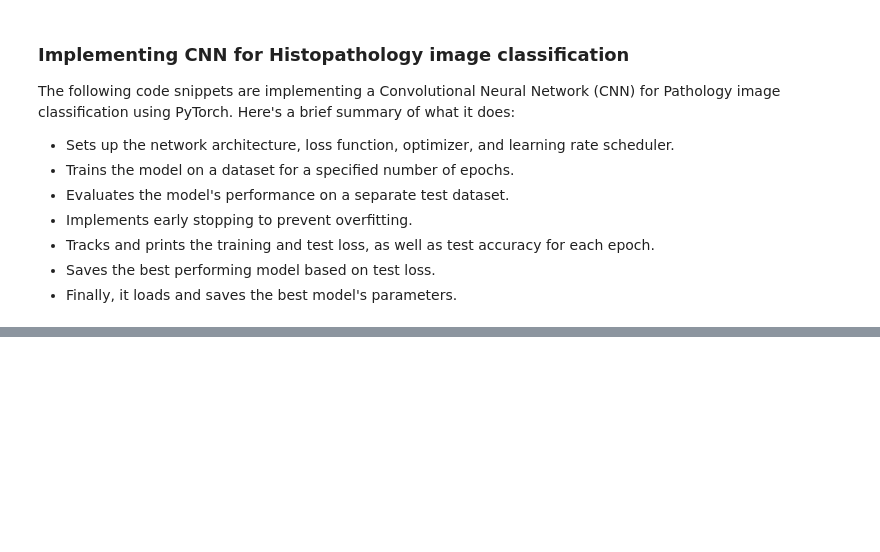
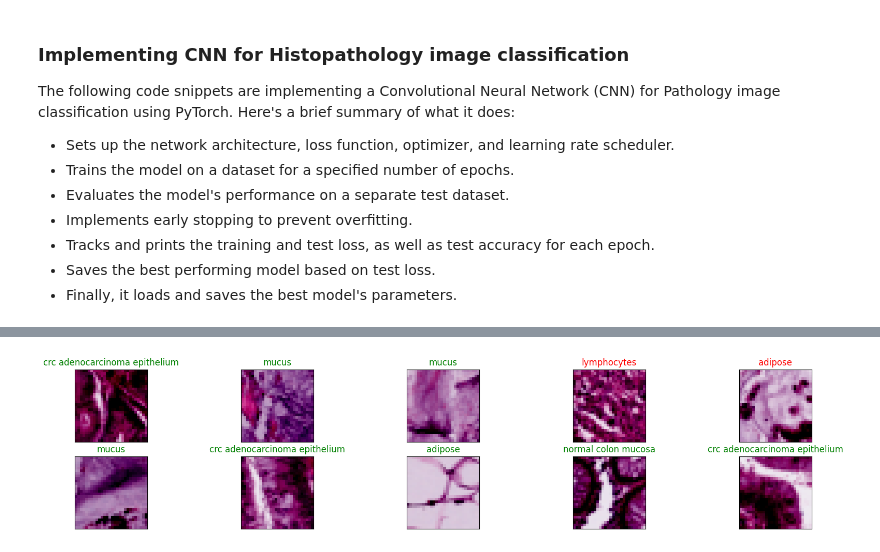
Before and after one commit to AdamTest24/Case_Studies_L2D, a Jupyter notebook: deep_learning_mab/MAB_New_Edits/Intro_dl_CNNs.ipynb, the cells around one changed output, grey strips where cells are left out. Cells and saved outputs as stored; diff of their text form; code cells hidden in the pictures; blank space fills up the shorter version.

```diff
--- a/deep_learning_mab/MAB_New_Edits/Intro_dl_CNNs.ipynb
+++ b/deep_learning_mab/MAB_New_Edits/Intro_dl_CNNs.ipynb
@@ -651,7 +669,7 @@ NameError: name 'plt' is not defined
 
 # obtain one batch of test images
 dataiter = iter(test_loader)
-images, labels = dataiter.next()
+images, labels = next(dataiter)  # Corrected this line
 images = images.numpy()
 
 # move model inputs to cuda, if GPU available
@@ -659,36 +677,36 @@ images = images
 labels = labels
 images = torch.from_numpy(images)
 images = images.to(device)
 labels = labels.to(device)
 
 # get sample outputs
 output = model(images)
 # convert output probabilities to predicted class
 _, preds = torch.max(output, 1)
 
 # prep images for display
 images = images.cpu().numpy()
 
 # plot the images in the batch, along with predicted and true labels
 fig = plt.figure(figsize=(20, 4))
 
 real_labels = {
             0: "adipose",
             1: "background",
             2: "debris",
             3: "lymphocytes",
             4: "mucus",
             5: "smooth muscle",
             6: "normal colon mucosa",
             7: "cancer-associated stroma",
             8: "crc adenocarcinoma epithelium"
         }
 for idx in np.arange(10):
-    # get the real labels of the pathology images
-    # and use these real labels to annotate the images
     ax = fig.add_subplot(2, 5, idx+1, xticks=[], yticks=[])
     plt.imshow(np.clip(np.transpose(images[idx], (1, 2, 0)), 0, 1))
-    ax.set_title(f"{real_labels[int(preds[preds[idx]].cpu().numpy())]}", color=("green" if preds[idx]==labels[idx] else "red"))
+    ax.set_title(f"{real_labels[int(preds[idx].cpu().numpy())]}", color=("green" if preds[idx]==labels[idx] else "red"))
+# %% [output]
+[figure, added]
 # %%
 # before we do the confusion matrix, let us first load the entire test set into memory:
 test_images = []
```
Also changed, not shown: parts of 4 cells of this notebook.
